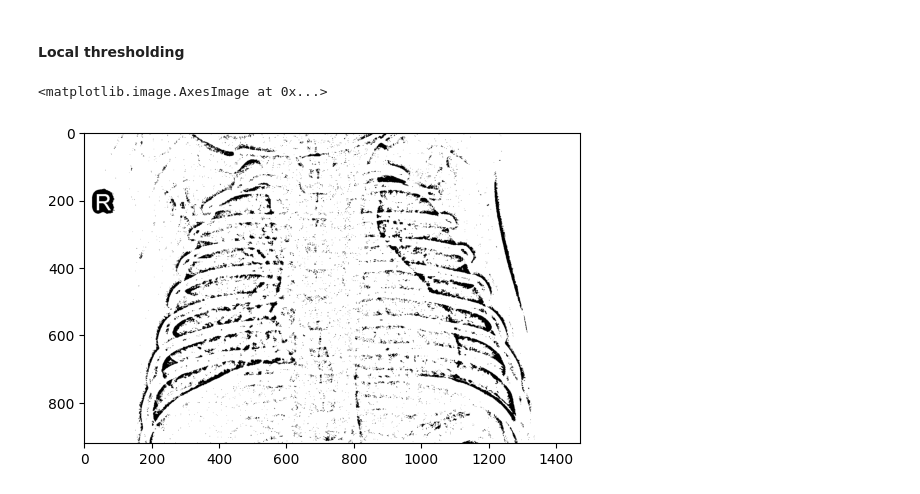
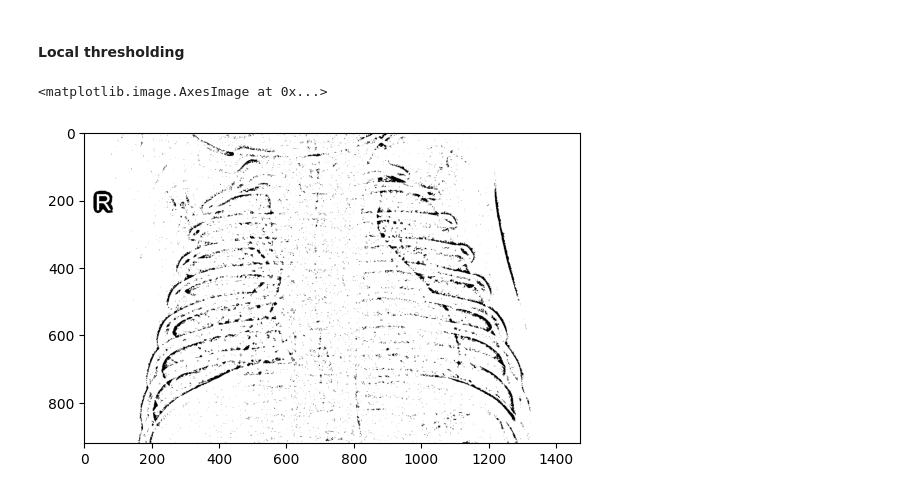
Before and after one commit to Iwaniukooo11/deep-learning_x-ray-images-pneumonia, a Jupyter notebook: eda/main.ipynb, the cells around one changed output. Cells and saved outputs as stored; diff of their text form; code cells hidden in the pictures.

```diff
--- a/eda/main.ipynb
+++ b/eda/main.ipynb
@@ -240,13 +241,13 @@ plt.axis('off')
 # %%
 from skimage.filters import threshold_local
 
-block_size=51
+block_size=35
 
 local_thresh = threshold_local(image, block_size, offset=10)
 
 binary_local = image > local_thresh
 
 plt.imshow(binary_local, cmap='gray')
 # %% [output]
 <matplotlib.image.AxesImage at 0x...>
-[figure, old version]
+[figure, new version]
```
Also changed, not shown: parts of 3 cells of this notebook.
